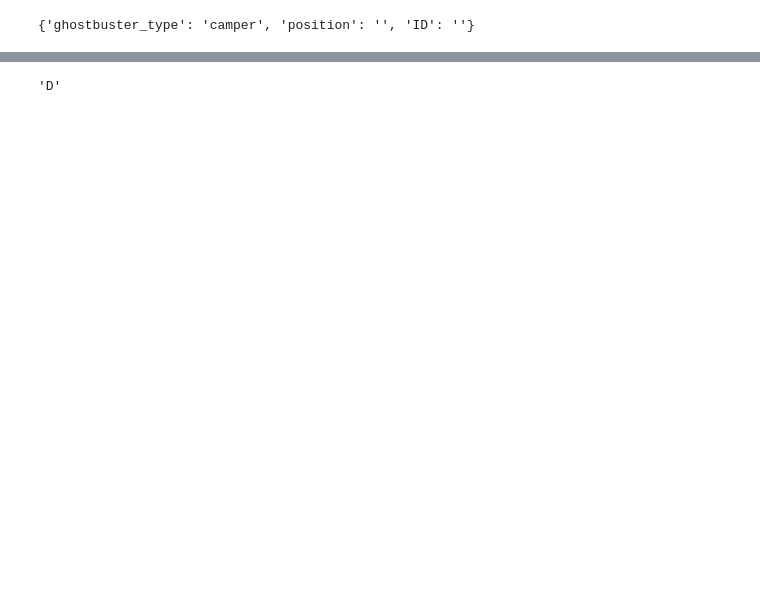
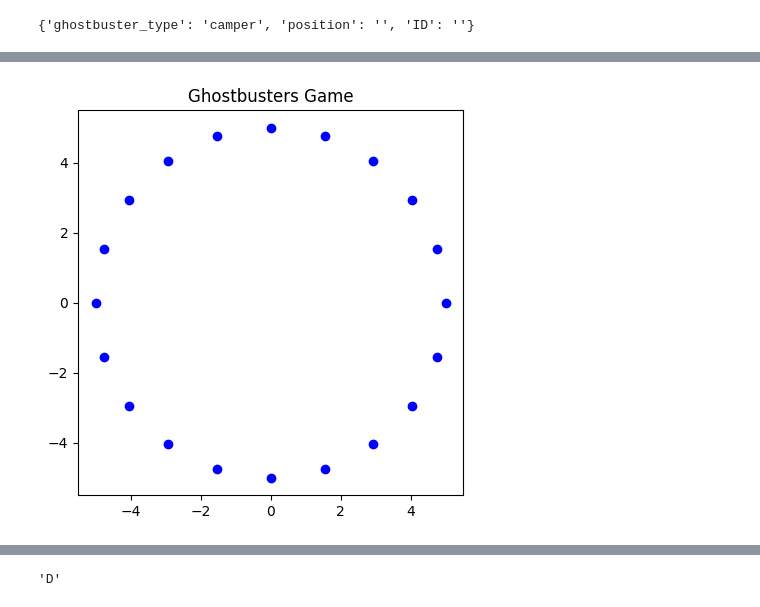
Before and after one commit to dknapp17/riddler_ghostbusters, a Jupyter notebook: GhostBuster.ipynb, the cells around one changed output, grey strips where cells are left out. Cells and saved outputs as stored; diff of their text form; code cells hidden in the pictures; blank space fills up the shorter version.

```diff
--- a/GhostBuster.ipynb
+++ b/GhostBuster.ipynb
@@ -15,6 +16,8 @@ gb.__dict__
 # %%
 import random
 import string
+import matplotlib.pyplot as plt
+import numpy as np
 
 # GhostBuster class definition
 class GhostBuster:
@@ -23,7 +26,7 @@ class GhostBuster:
         self.position = position  # Initialized as empty
         self.ID = ID  # Initialized as empty
 
-# gb_game_state class definition
+# gb_game_state class definition (Base class)
 class gb_game_state:
     def __init__(self, num_campers, num_pairs, game_type):
         # Check if num_campers is greater than 26
@@ -42,7 +45,9 @@ class gb_game_state:
         self.num_pairs = num_pairs
         self.type = game_type  # Either "random" or "manual"
         self.game_ID = self.generate_game_id()  # Random string generated on init
-        self.ghostbusters = []
+        self.ghostbusters = []  # list containing all ghostbusters instances
+        self.campers = []  # list containing all ghostbusters instances with type "camper"
+        self.aliens = []  # list containing all ghostbusters instances with type "alien"
         self.camper_location_dict = {}
         self.game_letters = string.ascii_uppercase[:self.num_campers]
 
@@ -59,6 +64,7 @@ class gb_game_state:
             camper_id = self.game_letters[letter_index]
             camper_ghostbuster = GhostBuster('camper', ID=camper_id)
             self.ghostbusters.append(camper_ghostbuster)
+            self.campers.append(camper_ghostbuster)
             letter_index += 1
 
         for _ in range(self.num_pairs):
@@ -66,6 +72,7 @@ class gb_game_state:
             alien_id = self.game_letters[letter_index]
             alien_ghostbuster = GhostBuster('alien', ID=alien_id)
             self.ghostbusters.append(alien_ghostbuster)
+            self.aliens.append(alien_ghostbuster)
             letter_index += 1
 
     def set_ghostbuster_positions_rand(self):
@@ -76,19 +83,78 @@ class gb_game_state:
         for i, ghostbuster in enumerate(self.ghostbusters):
             ghostbuster.position = unique_positions[i]
 
-# Example usage
-try:
-    game = gb_game_state(20, 2, "random")
-    game.create_ghostbusters()
-    game.set_ghostbuster_positions_rand()
+# New gb_game_rep class using composition (holds an instance of gb_game_state)
+class gb_game_rep:
+    def __init__(self, game_state):
+        # Store the game_state instance in the gb_game_rep class
+        self.game_state = game_state
 
-    # Output the ghostbuster types, IDs, and positions created
-    for gb in game.ghostbusters:
-        print(f"Type: {gb.ghostbuster_type}, ID: {gb.ID}, Position: {gb.position}")
-except ValueError as e:
-    print(e)
+        # Additional attribute for the representation of the game
+        self.game_representation = {}
+
+    # New method to create a representation (for example, by storing IDs and positions)
+    def create_game_rep(self):
+        # Build a representation based on ghostbusters' types and positions
+        self.game_representation = {
+            'campers': [(gb.ID, gb.position) for gb in self.game_state.campers],
+            'aliens': [(gb.ID, gb.position) for gb in self.game_state.aliens]
+        }
+
+    # Method to display the ghostbusters and the game representation
+    def display_game_state(self):
+        # Output the ghostbuster types, IDs, and positions
+        print("Ghostbuster List:")
+        for gb in self.game_state.ghostbusters:
+            print(f"Type: {gb.ghostbuster_type}, ID: {gb.ID}, Position: {gb.position}")
+
+        # Plot a circle with the number of points equal to num_campers
+        self.plot_circle()
+
+    # Plot method to represent campers and aliens on a circle
+    def plot_circle(self,radius = 5):
+        num_dots = self.game_state.num_campers
+        angles = np.linspace(0, 2 * np.pi, num_dots, endpoint=False)
+
+        x_positions = radius * np.cos(angles)
+        y_positions = radius * np.sin(angles)
+
+        dot_dict = {i: (x_positions[i], y_positions[i]) for i in range(num_dots)}
+
+        dot_positions = list(dot_dict.values())
+        x_positions, y_positions = zip(*dot_positions)
+
+        # define colors using game state
+        campers = self.game_state.campers
+        camper_pos = [c.position for c in campers]
+
+        aliens = self.game_state.aliens
+        alien_pos = [a.position for a in aliens]
 
 
 
-# intersection: get positions of a and c
+        print(x_positions)
+        plt.figure(figsize=(5, 5))
+        plt.plot(x_positions, y_positions, 'bo')  # Blue dots
+        plt.gca().set_aspect('equal', adjustable='box')
+        plt.title(f'Ghostbusters Game')
+        plt.show()
+
+
+# Example usage
+try:
+    # Initialize gb_game_state
+    game_state = gb_game_state(20, 2, "random")
+    game_state.create_ghostbusters()
+    game_state.set_ghostbuster_positions_rand()
+
+    # Initialize gb_game_rep with game_state
+    game_rep = gb_game_rep(game_state)
+
+    # Create and display game representation
+    game_rep.create_game_rep()
+    game_rep.display_game_state()
+
+
+except ValueError as e:
+    print(e)
 # %% [output]
@@ -98,0 +167 @@ Type: alien, ID: D, Position: 13
+[figure, added]
```
Also changed, not shown: parts of 8 cells of this notebook, 2 other files.
